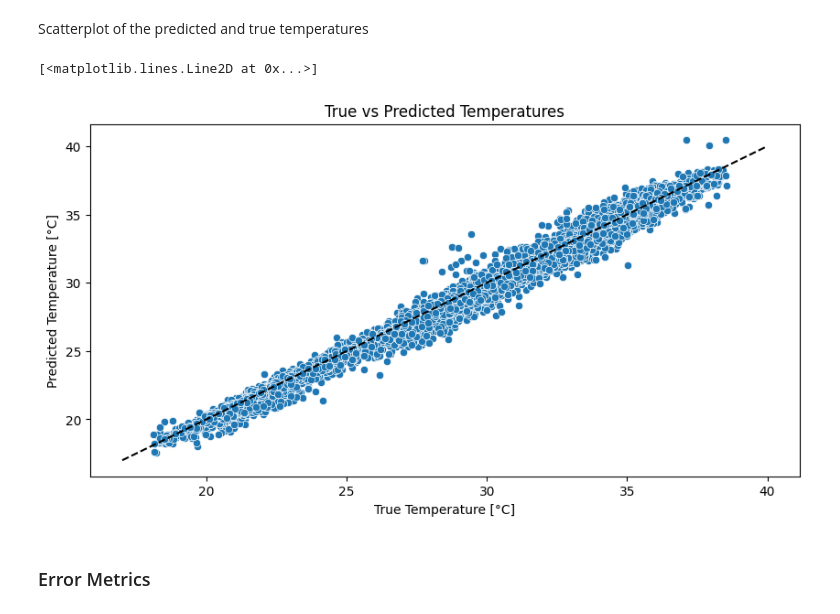
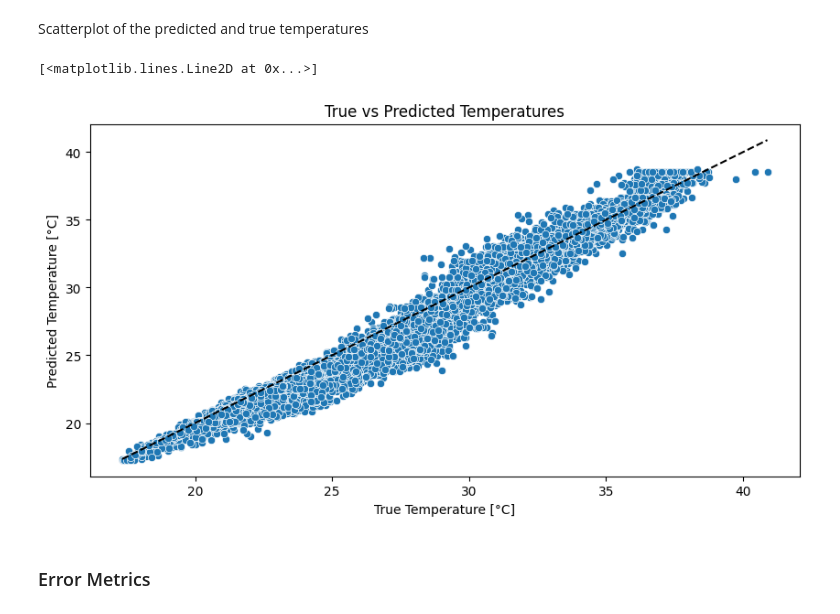
Before and after one commit to ozmanda/meteoblueQRF, a Jupyter notebook: analyses_and_visualisations/training_output_analysis.ipynb, the cells around one changed output. Cells and saved outputs as stored; diff of their text form; code cells hidden in the pictures.

```diff
--- a/analyses_and_visualisations/training_output_analysis.ipynb
+++ b/analyses_and_visualisations/training_output_analysis.ipynb
@@ -8,7 +8,9 @@ from matplotlib import pyplot as plt
 # Evaluation of Test Results from Model Training
 Output ``.csv`` files contain all feature variables, the true temperature and a list of the predicted temperatures quantiles ``[5%, 50%, 95%]``. The output does not, however, contain the station names form which the features originate.
 # %%
-outputpath = 'S:/pools/t/T-IDP-Projekte-u-Vorlesungen/Meteoblue/QRF/Data/QRF Testing/mb4_run4.csv'
+outputpath = 'S:/pools/t/T-IDP-Projekte-u-Vorlesungen/Meteoblue/QRF/Data/QRF Testing/mb4t_run2.csv'
+trainingset = outputpath.split('.csv')[0] + '_trainingset.csv'
 outputfile = pd.read_csv(outputpath, delimiter=',')
 outputfile['datetime'] = pd.to_datetime(outputfile['datetime'])
-outputfile.columns
+trainingfile = pd.read_csv(trainingset, delimiter=',')
+trainingfile['datetime'] = pd.to_datetime(trainingfile['datetime'])
@@ -62,12 +42,13 @@ Scatterplot of the predicted and true temperatures
 # %%
 ax, fig = plt.subplots(figsize=(10,5))
 ax = sns.scatterplot(data=outputfile, x='True Temperature', y='Predicted Temperature')
 ax.set(xlabel='True Temperature [°C]', ylabel='Predicted Temperature [°C]', title='True vs Predicted Temperatures')
 # 45° line
-ax.plot([17, 40], [17, 40], color='black', linestyle='--')
+bounds = [outputfile['True Temperature'].min(), outputfile['True Temperature'].max()]
+ax.plot(bounds, bounds, color='black', linestyle='--')
 # %% [output]
 [<matplotlib.lines.Line2D at 0x...>]
-[figure, old version]
+[figure, new version]
 # %% [markdown]
 ### Error Metrics
 # %%
```
Also changed, not shown: parts of 17 cells of this notebook.
